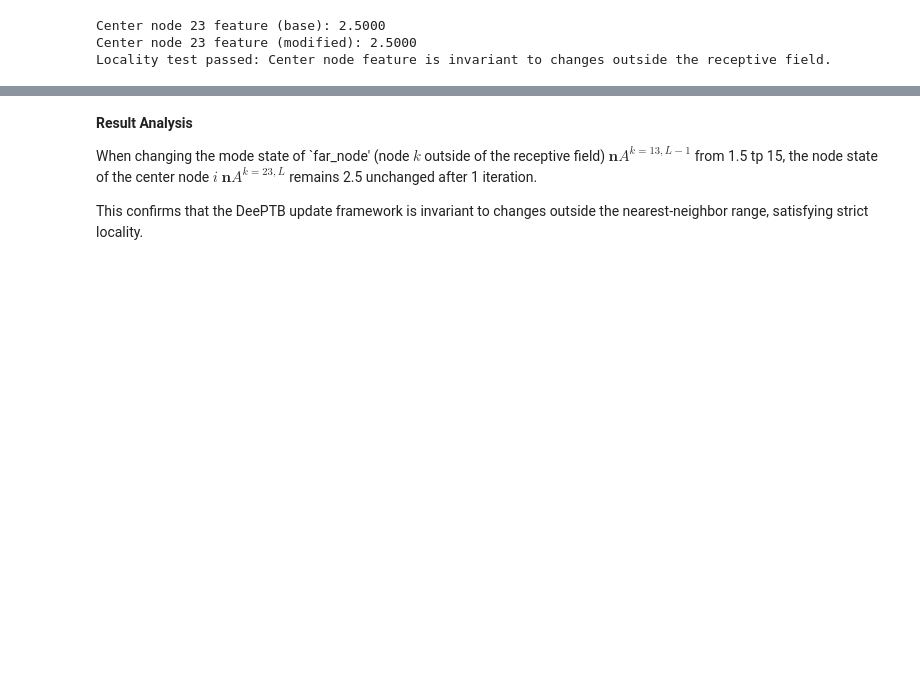
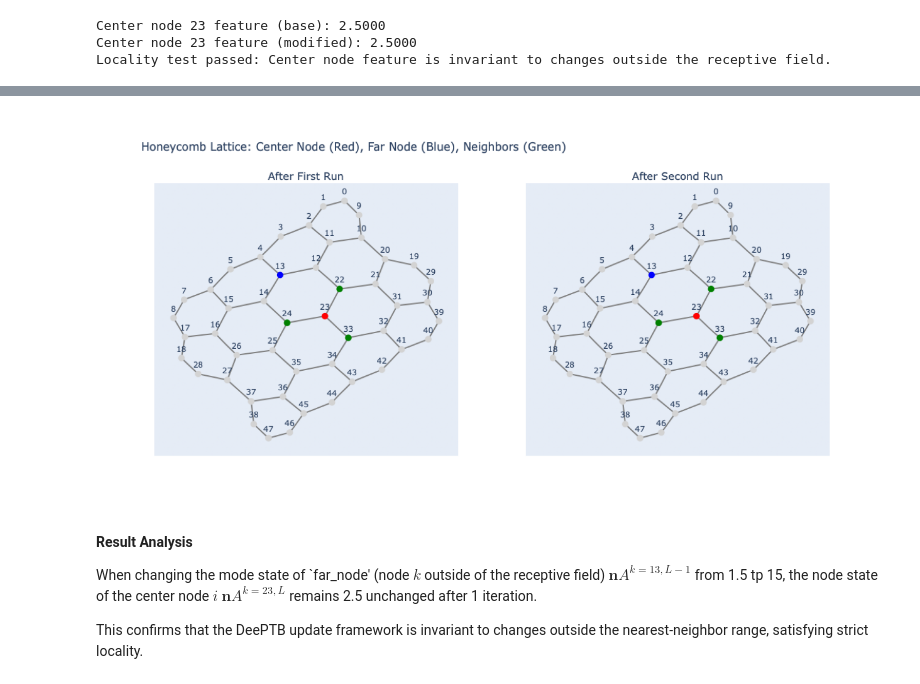
Before and after one commit to mbc2009/Inferno, a Jupyter notebook: AISI/Soln.ipynb, the cells around one changed output, grey strips where cells are left out. Saved outputs shown, nothing was run; the diff lists cells and outputs as text; code cells hidden in the pictures; blank space fills up the shorter version.

```diff
--- a/AISI/Soln.ipynb
+++ b/AISI/Soln.ipynb
@@ -1198,3 +1174,17 @@ Successfully installed kaleido-0.2.1
+# %%
+## For making sure the image can be correctly rendered in any static reader
+
+url = "https://raw.githubusercontent.com/mbc2009/Inferno/0ce745dcfcca999f998ddeba31642478472c09f1/AISI/newplot.png"
+
+response = requests.get(url)
+img = mpimg.imread(BytesIO(response.content), format='png')
+
+plt.figure(figsize=(16, 9))
+plt.imshow(img)
+plt.axis('off')
+plt.show()
+# %% [output]
+[figure, added]
 # %% [markdown]
 **Result Analysis**
 
```
Also changed, not shown: parts of 3 cells of this notebook.
